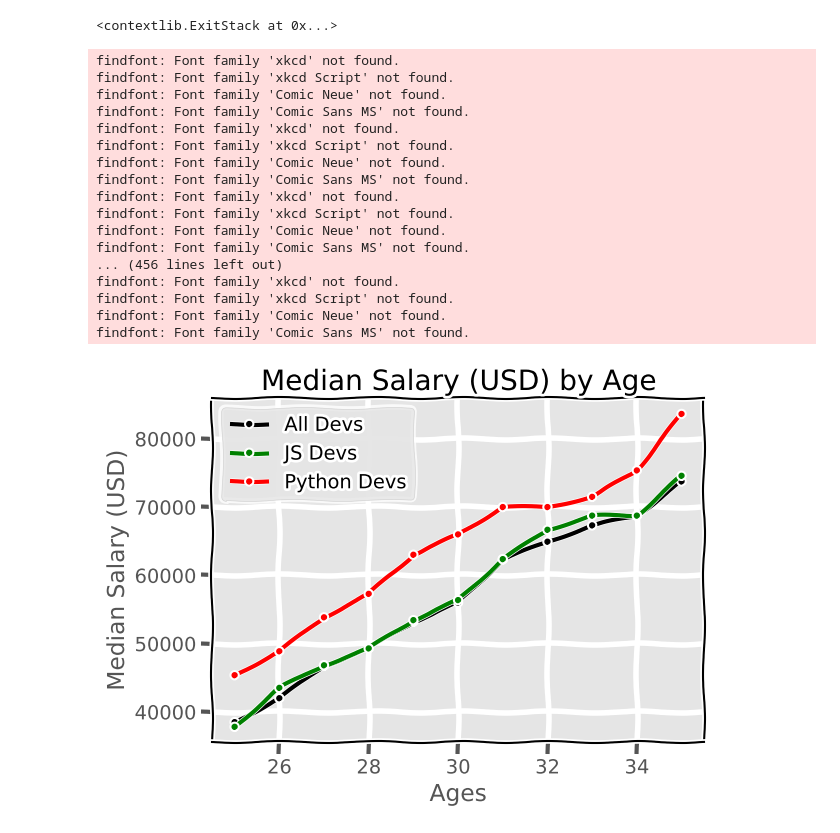
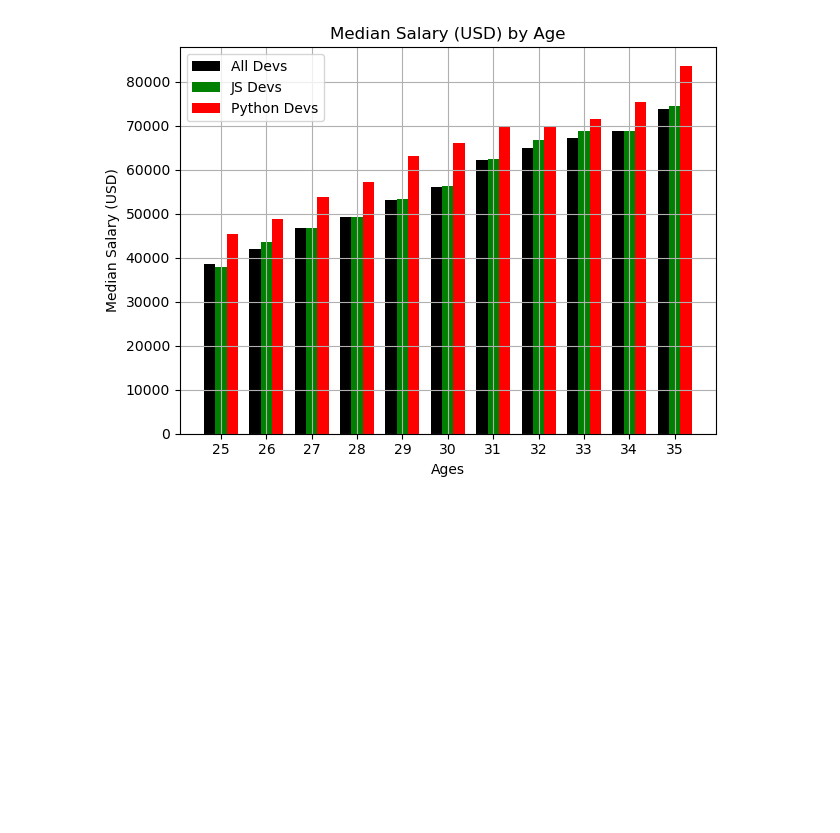
Before and after one commit to medeiroscaio/ml-estudos, a Jupyter notebook: matplotlib/matplotlib.ipynb, the cells around one changed output. Cells and saved outputs as stored; diff of their text form; code cells hidden in the pictures; blank space fills up the shorter version.

Commit message:
matplotlib - bar charts, barh, csv data analysis

```diff
--- a/matplotlib/matplotlib.ipynb
+++ b/matplotlib/matplotlib.ipynb
@@ -3,9 +4,9 @@ from matplotlib import pyplot as plt
 # %%
-plt.xkcd()
+#plt.xkcd()
-# %% [output]
-<contextlib.ExitStack at 0x...>
 # %%
 ages_x = [25, 26, 27, 28, 29, 30, 31, 32, 33, 34, 35]
+x_indexes = np.arange(len(ages_x))
+width = 0.25
 # %%
 dev_y = [38496, 42000, 46752, 49320, 53200,
          56000, 62316, 64928, 67317, 68748, 73752]
@@ -18,31 +19,15 @@ js_dev_y = [37810, 43515, 46823, 49293, 53437,
 # %%
 plt.xlabel("Ages")
 plt.ylabel("Median Salary (USD)")
+plt.xticks(ticks=x_indexes, labels= ages_x)
 plt.title("Median Salary (USD) by Age")
-plt.plot(ages_x, dev_y,color="k", marker=".", linewidth=3, label="All Devs")
-plt.plot(ages_x, js_dev_y,color="g", marker=".", linewidth=3, label="JS Devs")
-plt.plot(ages_x, py_dev_y, color="r", marker=".", linewidth=3, label="Python Devs")
+plt.bar(x_indexes - width, dev_y,color="k", width=width, label="All Devs")
+plt.bar(x_indexes, js_dev_y,color="g", width=width, label="JS Devs")
+plt.bar(x_indexes + width, py_dev_y, color="r", width=width,label="Python Devs")
 plt.legend()
 plt.grid(True)
 plt.tight_layout()
 plt.savefig("grafico.png")
 plt.show()
 # %% [output]
-findfont: Font family 'xkcd' not found.
-findfont: Font family 'xkcd Script' not found.
-findfont: Font family 'Comic Neue' not found.
-findfont: Font family 'Comic Sans MS' not found.
-findfont: Font family 'xkcd' not found.
-findfont: Font family 'xkcd Script' not found.
-findfont: Font family 'Comic Neue' not found.
-findfont: Font family 'Comic Sans MS' not found.
-findfont: Font family 'xkcd' not found.
-findfont: Font family 'xkcd Script' not found.
-findfont: Font family 'Comic Neue' not found.
-findfont: Font family 'Comic Sans MS' not found.
-... (456 lines left out)
-findfont: Font family 'xkcd' not found.
-findfont: Font family 'xkcd Script' not found.
-findfont: Font family 'Comic Neue' not found.
-findfont: Font family 'Comic Sans MS' not found.
-[figure, old version]
+[figure, new version]
```
Also changed, not shown: parts of 1 cell of this notebook, 3 other files.
